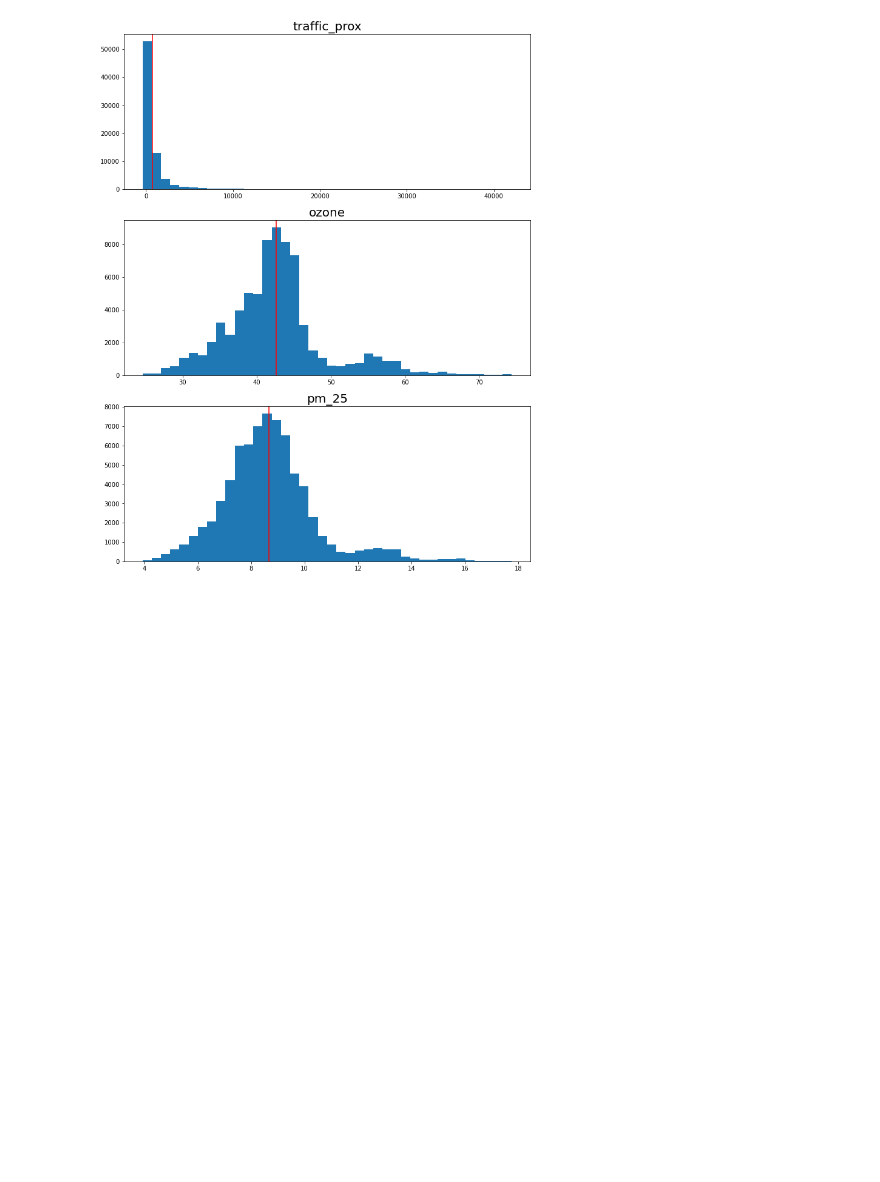
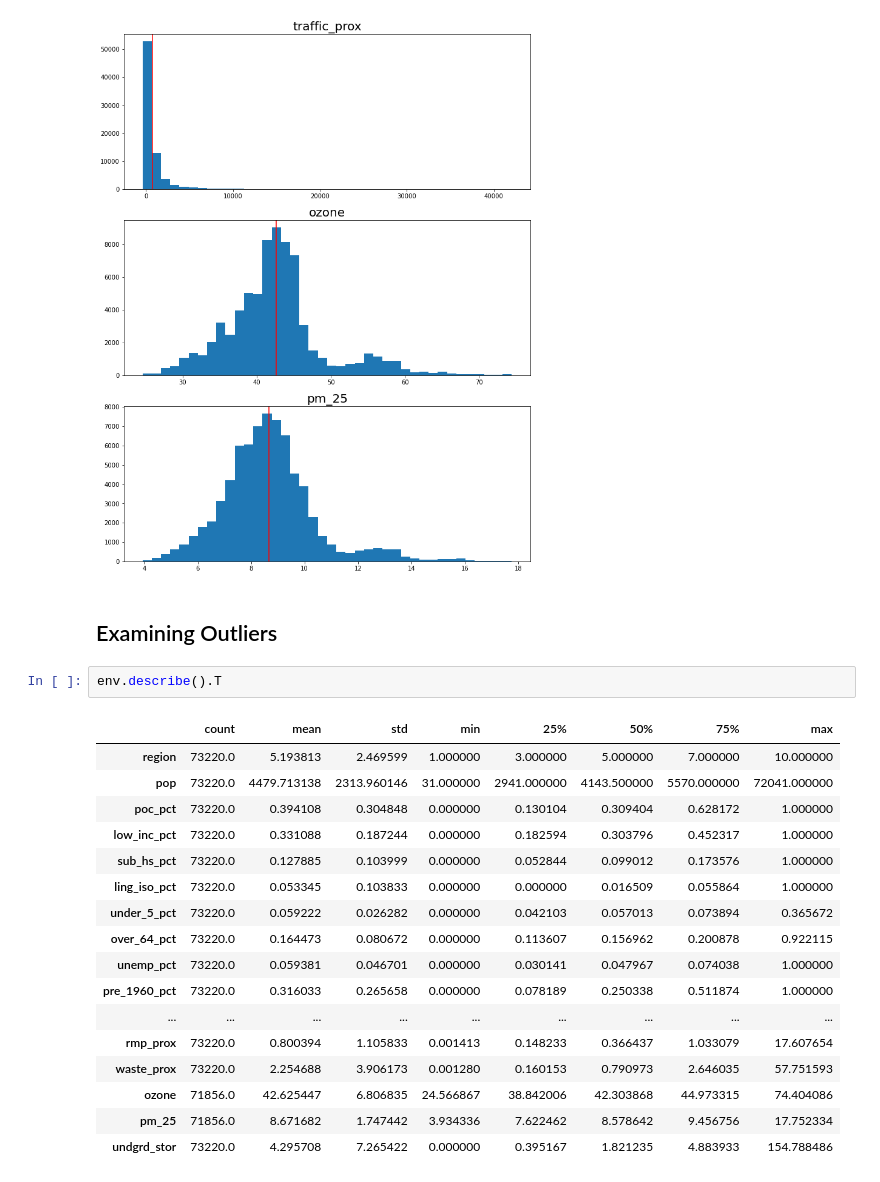
Before and after one commit to LewisDaDude/Project-4, a Jupyter notebook: code/01_cleaning_and_eda.ipynb, the cells around one changed output. Cells and saved outputs as stored; diff of their text form; blank space fills up the shorter version.

```diff
--- a/code/01_cleaning_and_eda.ipynb
+++ b/code/01_cleaning_and_eda.ipynb
@@ -340,3 +340,25 @@ for i in range(3):
     plt.axvline(X_imputed[col_name].mean(), color = 'red')
 # %% [output]
 [figure]
+# %% [markdown]
+## Examining Outliers
+# %%
+env.describe().T
+# %% [output]
+|  | count | mean | std | min | 25% | 50% | 75% | max |
+| region | 73220.0 | 5.193813 | 2.469599 | 1.000000 | 3.000000 | 5.000000 | 7.000000 | 10.000000 |
+| pop | 73220.0 | 4479.713138 | 2313.960146 | 31.000000 | 2941.000000 | 4143.500000 | 5570.000000 | 72041.000000 |
+| poc_pct | 73220.0 | 0.394108 | 0.304848 | 0.000000 | 0.130104 | 0.309404 | 0.628172 | 1.000000 |
+| low_inc_pct | 73220.0 | 0.331088 | 0.187244 | 0.000000 | 0.182594 | 0.303796 | 0.452317 | 1.000000 |
+| sub_hs_pct | 73220.0 | 0.127885 | 0.103999 | 0.000000 | 0.052844 | 0.099012 | 0.173576 | 1.000000 |
+| ling_iso_pct | 73220.0 | 0.053345 | 0.103833 | 0.000000 | 0.000000 | 0.016509 | 0.055864 | 1.000000 |
+| under_5_pct | 73220.0 | 0.059222 | 0.026282 | 0.000000 | 0.042103 | 0.057013 | 0.073894 | 0.365672 |
+| over_64_pct | 73220.0 | 0.164473 | 0.080672 | 0.000000 | 0.113607 | 0.156962 | 0.200878 | 0.922115 |
+| unemp_pct | 73220.0 | 0.059381 | 0.046701 | 0.000000 | 0.030141 | 0.047967 | 0.074038 | 1.000000 |
+| pre_1960_pct | 73220.0 | 0.316033 | 0.265658 | 0.000000 | 0.078189 | 0.250338 | 0.511874 | 1.000000 |
+| ... | ... | ... | ... | ... | ... | ... | ... | ... |
+| rmp_prox | 73220.0 | 0.800394 | 1.105833 | 0.001413 | 0.148233 | 0.366437 | 1.033079 | 17.607654 |
+| waste_prox | 73220.0 | 2.254688 | 3.906173 | 0.001280 | 0.160153 | 0.790973 | 2.646035 | 57.751593 |
+| ozone | 71856.0 | 42.625447 | 6.806835 | 24.566867 | 38.842006 | 42.303868 | 44.973315 | 74.404086 |
+| pm_25 | 71856.0 | 8.671682 | 1.747442 | 3.934336 | 7.622462 | 8.578642 | 9.456756 | 17.752334 |
+| undgrd_stor | 73220.0 | 4.295708 | 7.265422 | 0.000000 | 0.395167 | 1.821235 | 4.883933 | 154.788486 |
```
Also changed, not shown: parts of 4 cells of this notebook, 1 other file.
